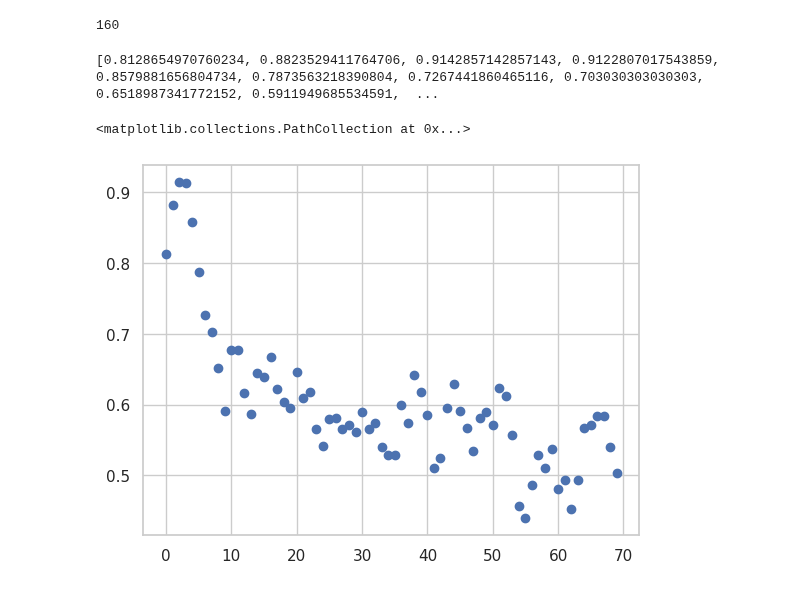
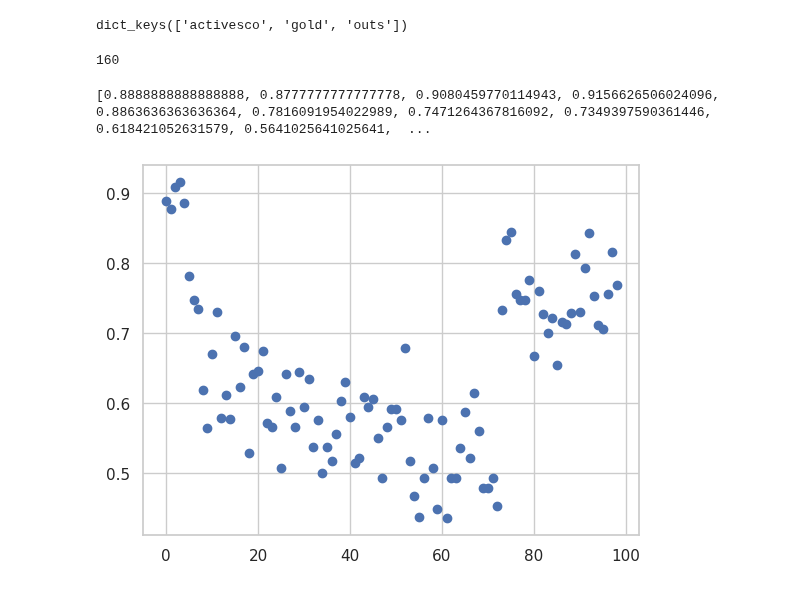
Before and after one commit to PrasannS/d2po, a Jupyter notebook: notebooks/newtrain_analysis.ipynb, the cells around one changed output. Drawn from its saved outputs; the diff is of its cells as text; code cells hidden in the pictures.

```diff
--- a/notebooks/newtrain_analysis.ipynb
+++ b/notebooks/newtrain_analysis.ipynb
@@ -29,0 +32,3 @@ roll
+# %%
+sent_kwargs = {"return_all_scores": True, "function_to_apply": "none", "batch_size": 90, "truncation": True}
+rmpipe(['yo', 'my', 'bow'], **sent_kwargs)
@@ -45,0 +82,2 @@ def goldupdate(indf, task):
+# %%
+newres = goldupdate(roll, 'unique_nns', False, False, 8)
@@ -54,22 +122,25 @@ def accstats(preds, golds, window=100, freq=40):
     accs = []
     for i in tqdm(range(0, len(preds)-rat, rat)):
         rights = []
-        for j in range(i-window*2, i+window*2, 2):
+        for j in range(max(0, i-window*2), i+window*2, 2):
             if golds[j+1]==golds[j]:
                 continue
             rights.append(1 if (preds[j]>preds[j+1])==(golds[j]>golds[j+1]) else 0)
         accs.append(mean(rights))
     return accs
+# %%
+# print(inps.keys())
+print(newres.keys())
+# %% [output]
+dict_keys(['activesco', 'gold', 'outs'])
 # %%
-astats = accstats(oldrews, golds, 100, 100)
+astats = accstats(newres['activesco'], newres['gold'], 50, 100)
+# astats = accstats(list(inps['staticrm']), list(inps['gold']), 100, 40)
 # %% [output]
 160
-# %%
-astats
-# %% [output]
-[0.8128654970760234, 0.8823529411764706, 0.9142857142857143, 0.9122807017543859, 0.8579881656804734, 0.7873563218390804, 0.7267441860465116, 0.703030303030303, 0.6518987341772152, 0.5911949685534591,  ...
 # %%
-plt.scatter(range(len(astats[:70])), astats[:70])
+plt.scatter(range(len(astats)), astats)
+print(astats)
 # %% [output]
-<matplotlib.collections.PathCollection at 0x...>
+[0.8888888888888888, 0.8777777777777778, 0.9080459770114943, 0.9156626506024096, 0.8863636363636364, 0.7816091954022989, 0.7471264367816092, 0.7349397590361446, 0.618421052631579, 0.5641025641025641,  ...
-[figure, old version]
+[figure, new version]
```
Also changed, not shown: parts of 42 cells of this notebook, 6 other files.
